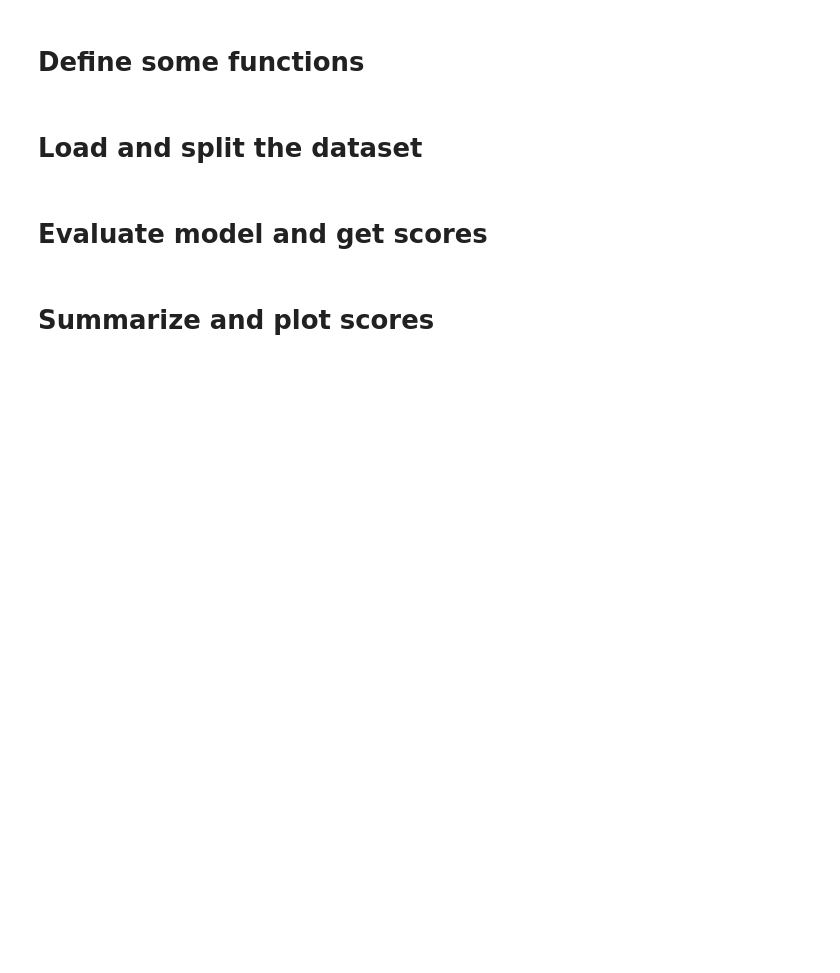
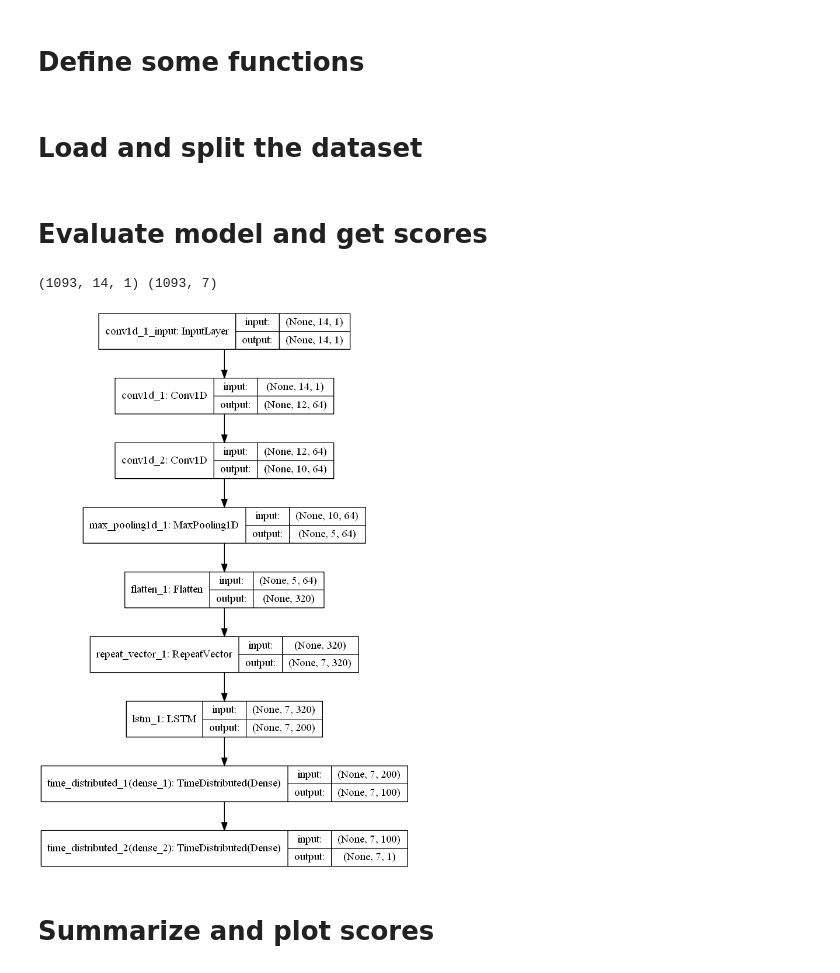
Before and after one commit to Mirdev/TimeSeriesAnalysis, a Jupyter notebook: Forecast_household_power_consumption_with_CNN_LSTM.ipynb, the cells around one changed output. Cells and saved outputs as stored; diff of their text form; code cells hidden in the pictures; blank space fills up the shorter version.

```diff
--- a/Forecast_household_power_consumption_with_CNN_LSTM.ipynb
+++ b/Forecast_household_power_consumption_with_CNN_LSTM.ipynb
@@ -212,7 +216,11 @@ train, test = split_dataset(dataset.values)
 # Evaluate model and get scores
 # %%
 n_input = 14
-score, scores = evaluate_model(train, test, n_input)
+score, scores, model = evaluate_model(train, test, n_input)
+plot_model(model, show_shapes=True, to_file='reconstruct_cnn_lstm.png')
+# %% [output]
+(1093, 14, 1) (1093, 7)
+[figure, added]
 # %% [markdown]
 # Summarize and plot scores
 # %%
```
Also changed, not shown: parts of 3 cells of this notebook.
